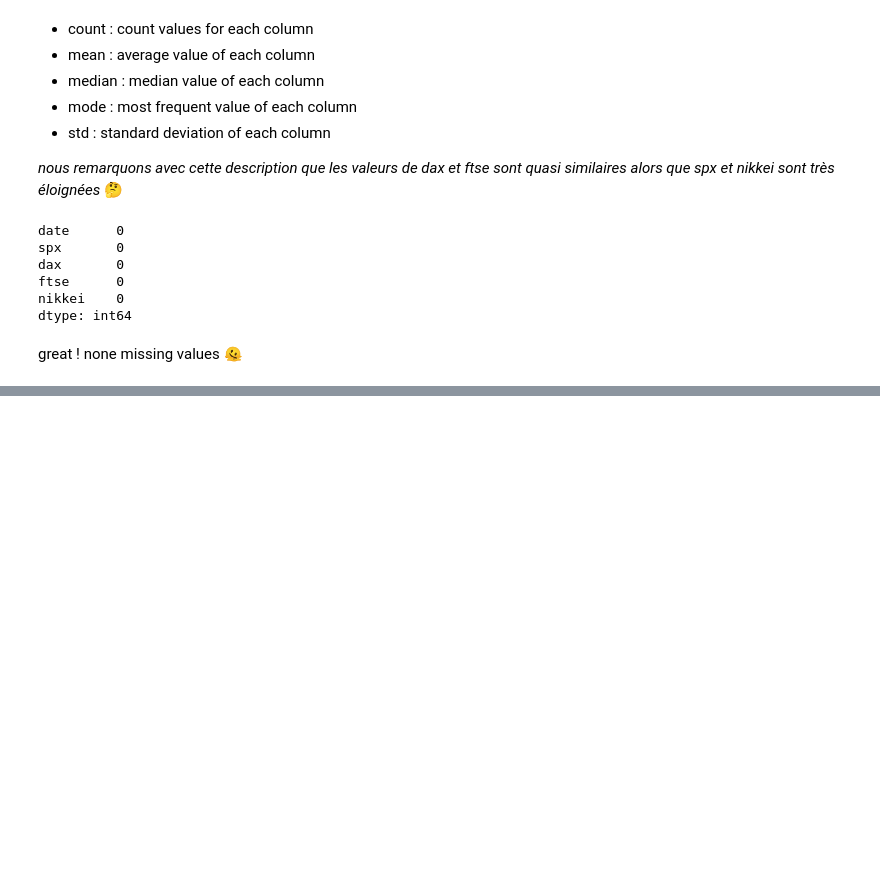
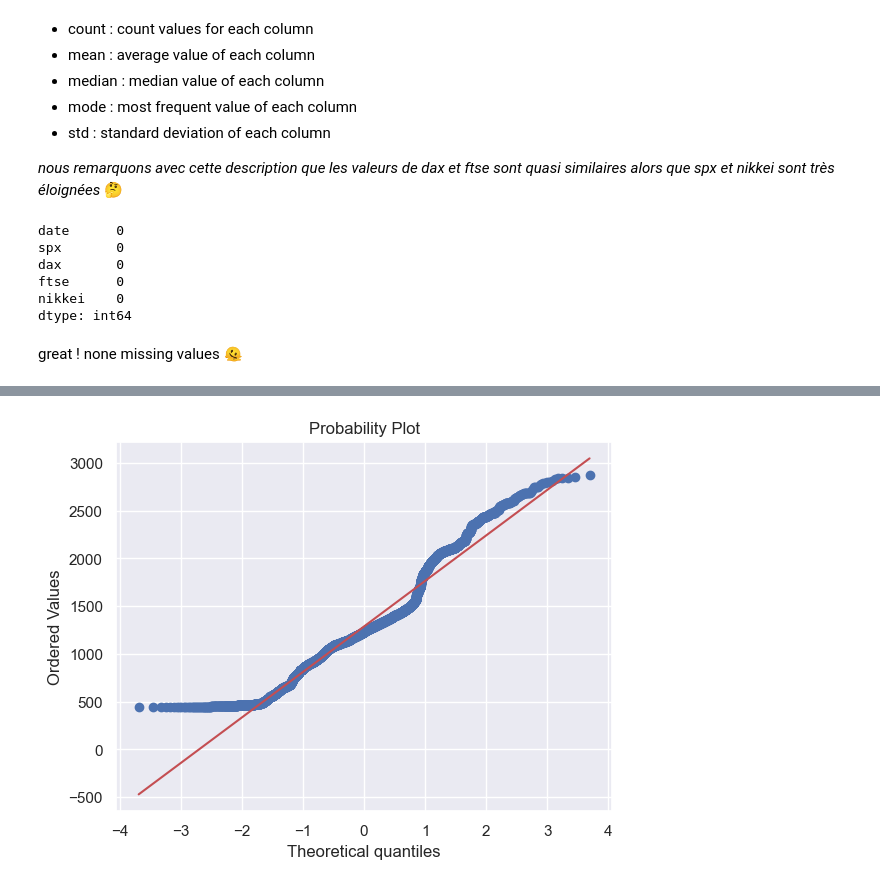
Before and after one commit to Hermann002/Time_series, a Jupyter notebook: notebooks/introduction.ipynb, the cells around one changed output, grey strips where cells are left out. Cells and saved outputs as stored; diff of their text form; code cells hidden in the pictures; blank space fills up the shorter version.

```diff
--- a/notebooks/introduction.ipynb
+++ b/notebooks/introduction.ipynb
@@ -65,0 +121,5 @@ great ! none missing values 🫠
+# %%
+stats.probplot(df_comp.spx, plot = pylab)
+pylab.show()
+# %% [output]
+[figure, added]
```
Also changed, not shown: parts of 15 cells of this notebook, 2 other files.
